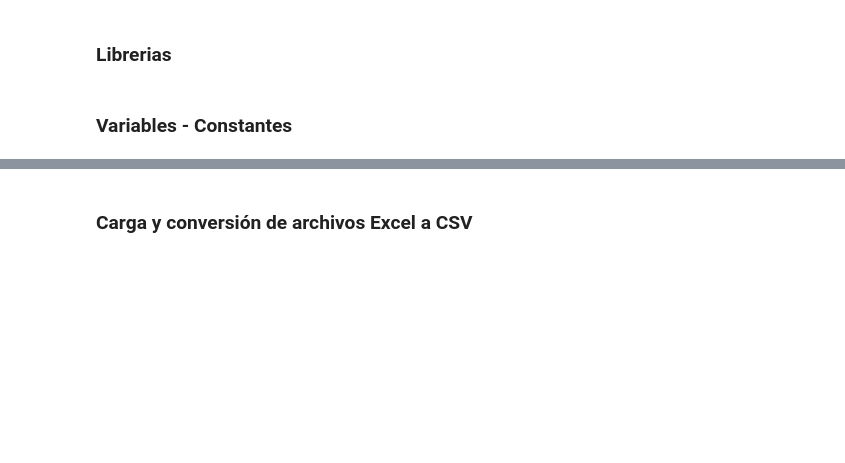
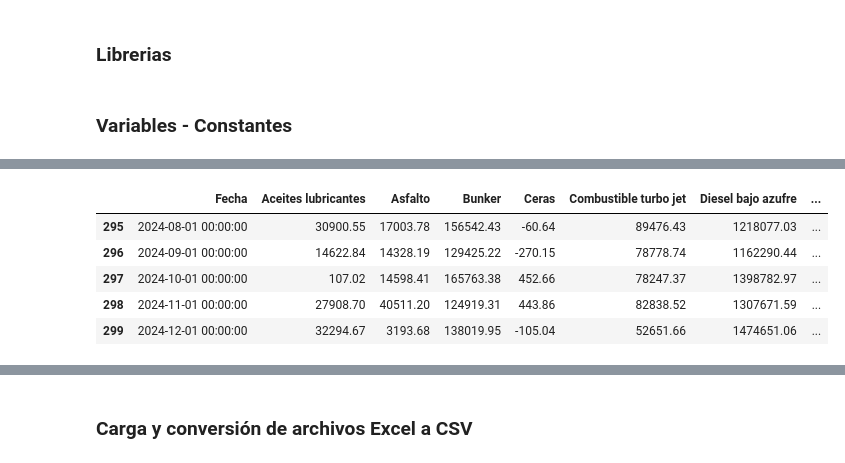
Before and after one commit to JosueSay/labs-ds, a Jupyter notebook: lab1.ipynb, the cells around one changed output, grey strips where cells are left out. Saved outputs shown, nothing was run; the diff lists cells and outputs as text; code cells hidden in the pictures; blank space fills up the shorter version.

```diff
--- a/lab1.ipynb
+++ b/lab1.ipynb
@@ -50,0 +64,11 @@ os.makedirs(OUTPUT_DIR, exist_ok=True)
+# %%
+df_consumo_raw_2024 = df_consumo_raw_2024.iloc[:-3]
+# %%
+df_consumo_raw_2024.tail()
+# %% [output]
+|  | Fecha | Aceites lubricantes | Asfalto | Bunker | Ceras | Combustible turbo jet | Diesel bajo azufre | ... |
+| 295 | 2024-08-01 00:00:00 | 30900.55 | 17003.78 | 156542.43 | -60.64 | 89476.43 | 1218077.03 | ... |
+| 296 | 2024-09-01 00:00:00 | 14622.84 | 14328.19 | 129425.22 | -270.15 | 78778.74 | 1162290.44 | ... |
+| 297 | 2024-10-01 00:00:00 | 107.02 | 14598.41 | 165763.38 | 452.66 | 78247.37 | 1398782.97 | ... |
+| 298 | 2024-11-01 00:00:00 | 27908.70 | 40511.20 | 124919.31 | 443.86 | 82838.52 | 1307671.59 | ... |
+| 299 | 2024-12-01 00:00:00 | 32294.67 | 3193.68 | 138019.95 | -105.04 | 52651.66 | 1474651.06 | ... |
```
Also changed, not shown: parts of 17 cells of this notebook, 3 other files.
